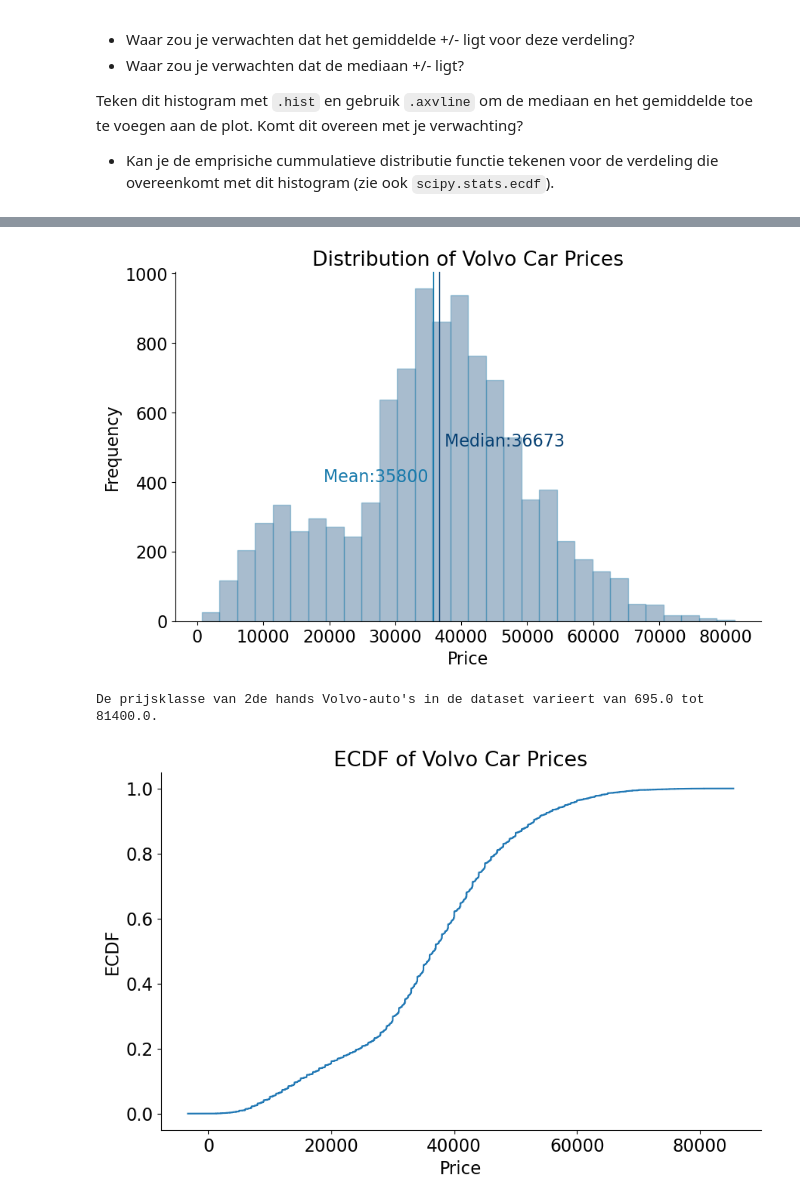
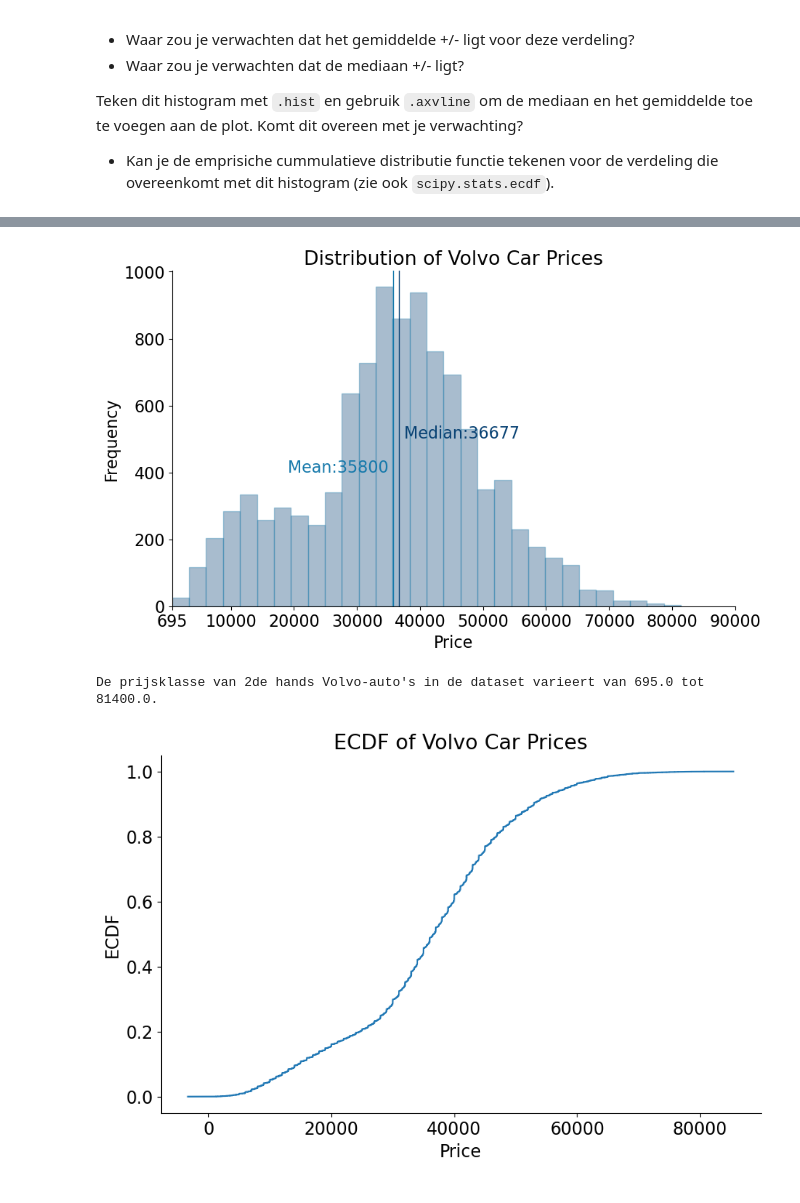
Before and after one commit to BVR83/Syntra_DS_statistics_visualisation, a Jupyter notebook: scripts/notebooks/autoproductie_v02.ipynb, the cells around one changed output, grey strips where cells are left out. Cells and saved outputs as stored; diff of their text form; code cells hidden in the pictures.

```diff
--- a/scripts/notebooks/autoproductie_v02.ipynb
+++ b/scripts/notebooks/autoproductie_v02.ipynb
@@ -74,35 +119,44 @@ plot_style.standard_setup()
 # Create a figure and a set of subplots
 fig, ax = plt.subplots()
 
 # Plot a histogram of the prices of Volvo cars with pre defined colors in plot_style.py
 ax.hist(df_volvo['price'], bins=30,  color=plot_style.hist_color, edgecolor=plot_style.hist_edgecolor, alpha=0.35)
 
 # Calculate the median and mean prices
 median_price = df_volvo['price'].median()
 mean_price = df_volvo['price'].mean()
 
 # Add vertical lines for the median and mean prices
 ax.axvline(median_price, color=plot_style.median_color,  linewidth=1, label=f'Median: {median_price}')
 ax.axvline(mean_price, color=plot_style.mean_color, linewidth=1, label=f'Mean: {mean_price}')
 
 # Add labels for the median and mean prices
 ax.text((median_price), ax.get_ylim()[1]*0.5, f' Median:{round(median_price)}', color=plot_style.median_color, ha='left')
 ax.text((mean_price), ax.get_ylim()[1]*0.4, f'Mean:{round(mean_price)} ', color=plot_style.mean_color, ha='right')
 
 # Set the title and labels
 ax.set_title('Distribution of Volvo Car Prices')
 ax.set_xlabel('Price')
 ax.set_ylabel('Frequency')
-plt.show()
+
 
 # Calculate the minimum and maximum prices
 min_price = df_volvo['price'].min()
 max_price = df_volvo['price'].max()
 
+ax.set_xlim(min_price, max_price)
+# Get the current x-ticks and append 650
+xticks = ax.get_xticks().tolist()
+xticks.append(min_price)
+xticks.pop(0)
+ax.set_xticks(xticks)
+
+plt.show()
+
 # Print the range of prices
 print(f'De prijsklasse van 2de hands Volvo-auto\'s in de dataset varieert van {min_price} tot {max_price}.')
 # %% [output]
-[figure, old version]
+[figure, new version]
 De prijsklasse van 2de hands Volvo-auto's in de dataset varieert van 695.0 tot 81400.0.
 # %%
 # Print Ecd met stats.ecdf
```
Also changed, not shown: parts of 18 cells of this notebook.
